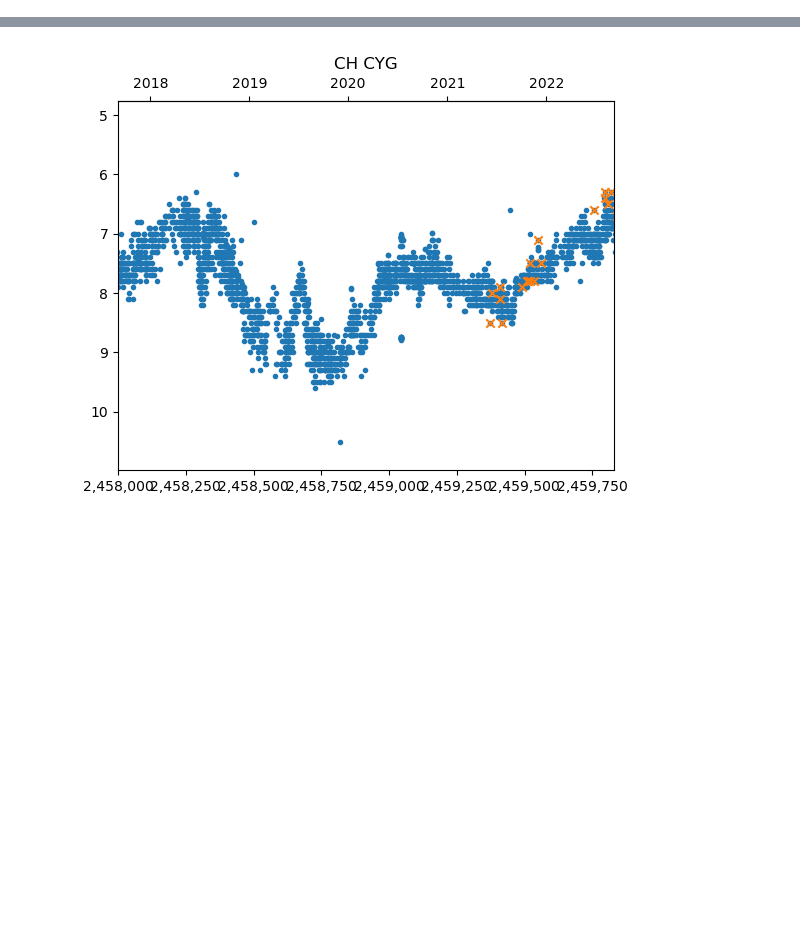
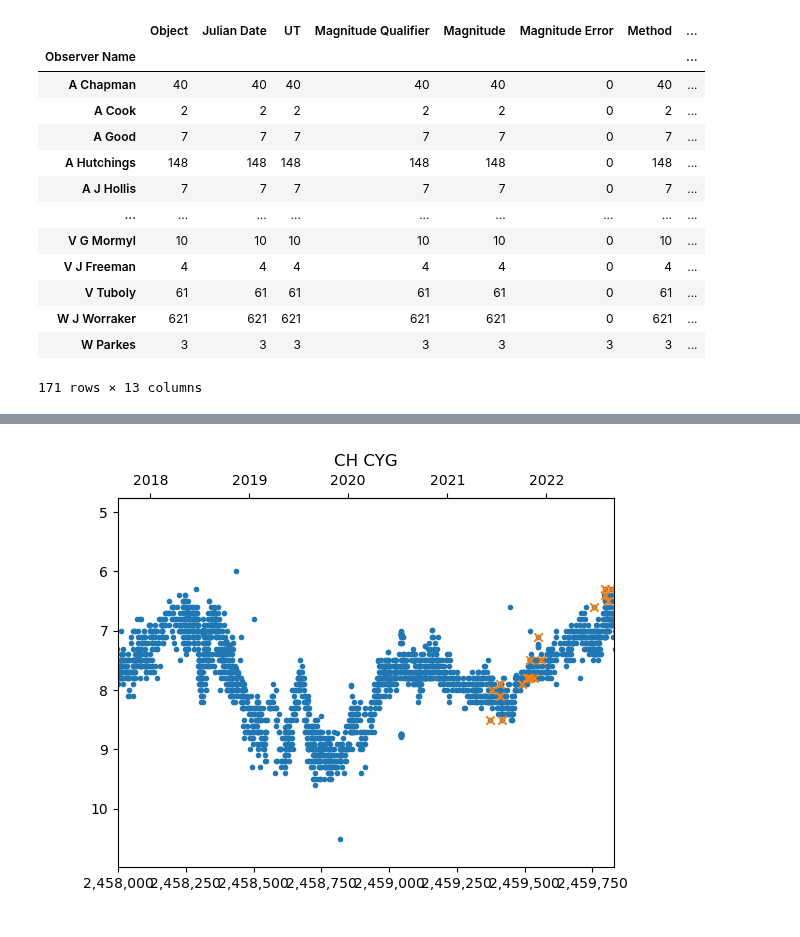
Before and after one commit to cjohnevans/Astro, a Jupyter notebook: load_baa_variable_astropy.ipynb, the cells around one changed output, grey strips where cells are left out. Cells and saved outputs as stored; diff of their text form; code cells hidden in the pictures; blank space fills up the shorter version.

```diff
--- a/load_baa_variable_astropy.ipynb
+++ b/load_baa_variable_astropy.ipynb
@@ -64,0 +125,18 @@ baa_data.show_in_browser(jsviewer=True)
+# %%
+# this version is comprehensive
+baa_data_pd.groupby('Observer Name').count()
+# %% [output]
+|  | Object | Julian Date | UT | Magnitude Qualifier | Magnitude | Magnitude Error | Method | ... |
+| Observer Name |  |  |  |  |  |  |  | ... |
+| A Chapman | 40 | 40 | 40 | 40 | 40 | 0 | 40 | ... |
+| A Cook | 2 | 2 | 2 | 2 | 2 | 0 | 2 | ... |
+| A Good | 7 | 7 | 7 | 7 | 7 | 0 | 7 | ... |
+| A Hutchings | 148 | 148 | 148 | 148 | 148 | 0 | 148 | ... |
+| A J Hollis | 7 | 7 | 7 | 7 | 7 | 0 | 7 | ... |
+| ... | ... | ... | ... | ... | ... | ... | ... | ... |
+| V G Mormyl | 10 | 10 | 10 | 10 | 10 | 0 | 10 | ... |
+| V J Freeman | 4 | 4 | 4 | 4 | 4 | 0 | 4 | ... |
+| V Tuboly | 61 | 61 | 61 | 61 | 61 | 0 | 61 | ... |
+| W J Worraker | 621 | 621 | 621 | 621 | 621 | 0 | 621 | ... |
+| W Parkes | 3 | 3 | 3 | 3 | 3 | 3 | 3 | ... |
+171 rows × 13 columns
```
Also changed, not shown: parts of 11 cells of this notebook.
